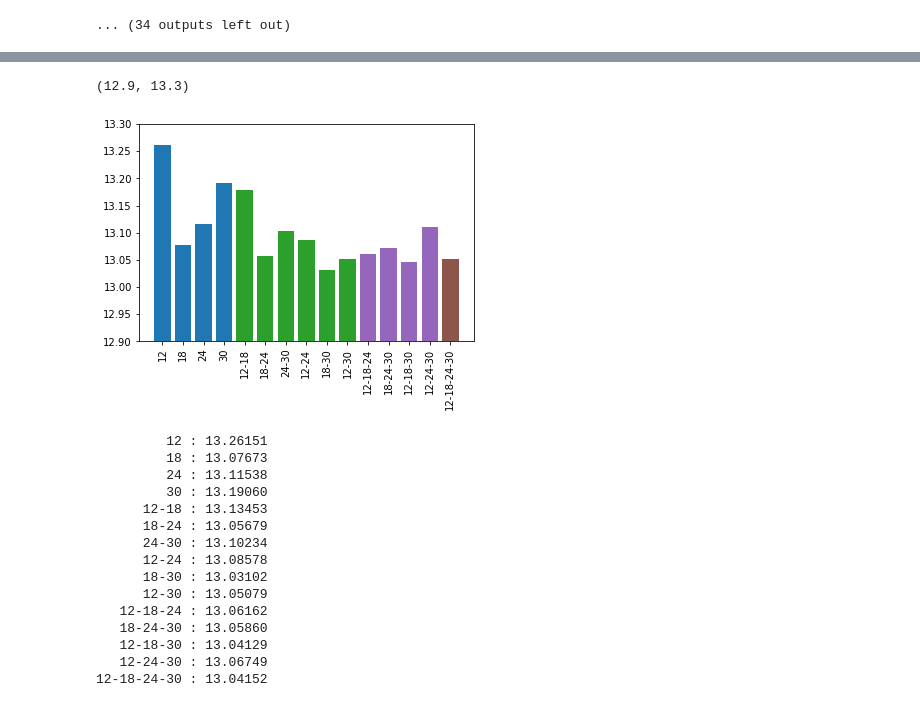
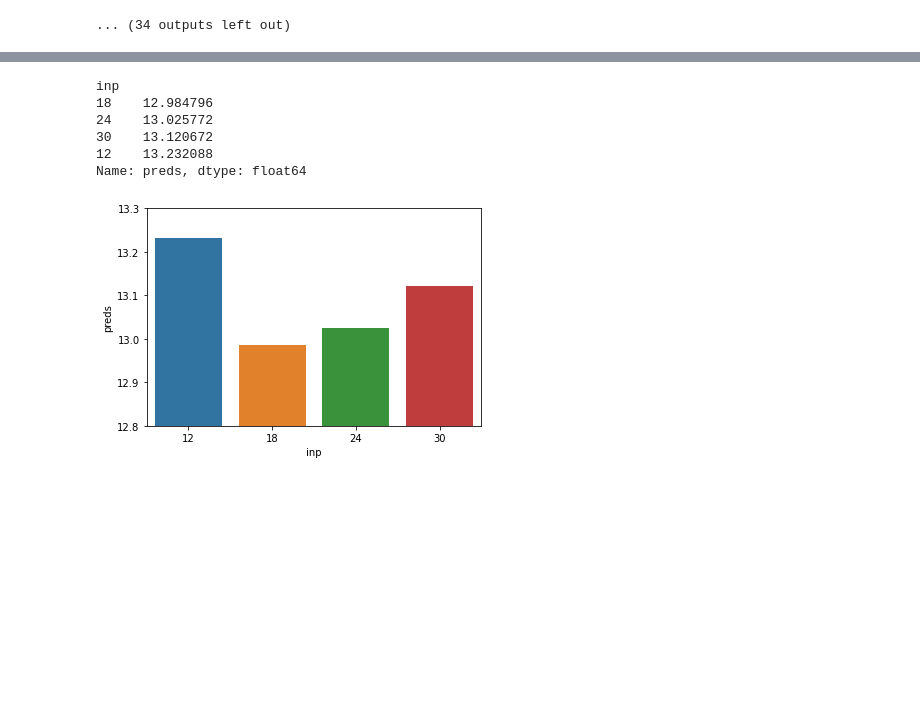
Before and after one commit to djib2011/forecasting, a Jupyter notebook: analysis/multi-input_ensembles.ipynb, the cells around one changed output, grey strips where cells are left out. Saved outputs shown, nothing was run; the diff lists cells and outputs as text; code cells hidden in the pictures; blank space fills up the shorter version.

Commit message:
Added notebook on multi-input ensembles.

```diff
--- a/analysis/multi-input_ensembles.ipynb
+++ b/analysis/multi-input_ensembles.ipynb
@@ -177,4 +134,4 @@ plt.ylim([12.9, 13.3])
 # %%
-for k, v in results.items():
-    print('{:>11} : {:.5f}'.format(k, v))
+for k, p in preds.items():
+    print('{:>13}: {:.2f}'.format(k, evaluate_ensemble(p, y_test)))
 # %% [output]
@@ -261,26 +155,29 @@ results2['12-18-24-30'] = evaluate_ensemble(preds_all[random_12 + random_18 + ra
-# %%
-plt.bar(results2.keys(), results2.values(), color=['C0'] * 4 + ['C2'] * 6 + ['C4'] * 4 + ['C5'])
-plt.xticks(rotation=90)
-plt.ylim([12.9, 13.3])
-# %% [output]
-(12.9, 13.3)
-[figure, removed]
-# %%
-for k, v in results.items():
-    print('{:>11} : {:.5f}'.format(k, v))
-# %% [output]
-         12 : 13.26151
-         18 : 13.07673
-         24 : 13.11538
-         30 : 13.19060
-      12-18 : 13.13453
-      18-24 : 13.05679
-      24-30 : 13.10234
-      12-24 : 13.08578
-      18-30 : 13.03102
-      12-30 : 13.05079
-   12-18-24 : 13.06162
-   18-24-30 : 13.05860
-   12-18-30 : 13.04129
-   12-24-30 : 13.06749
-12-18-24-30 : 13.04152
+# %%
+df = pd.DataFrame({'inp': [k.split('_')[1] for k in preds.keys()],
+                   'out': [k.split('_')[-1] for k in preds.keys()],
+                   'preds': [v[..., -6:] for v in preds.values()]})
+# %%
+def concat_and_eval(x):
+    ens = np.concatenate(x.values, axis=0)
+    return evaluate_ensemble(ens, y_test)
+
+def filter_and_eval(col):
+    for val in df[col].unique():
+        sl = df[df[col] == str(val)]['preds']
+        print(val, concat_and_eval(sl))
+# %%
+col = 'inp'
+
+ensembles = df.groupby(col)['preds'].agg(concat_and_eval)
+sns.barplot(x=col, y='preds', data=ensembles.reset_index())
+plt.ylim([12.8, 13.3])
+
+ensembles.sort_values()
+# %% [output]
+inp
+18    12.984796
+24    13.025772
+30    13.120672
+12    13.232088
+Name: preds, dtype: float64
+[figure, added]
```
Also changed, not shown: parts of 29 cells of this notebook.
